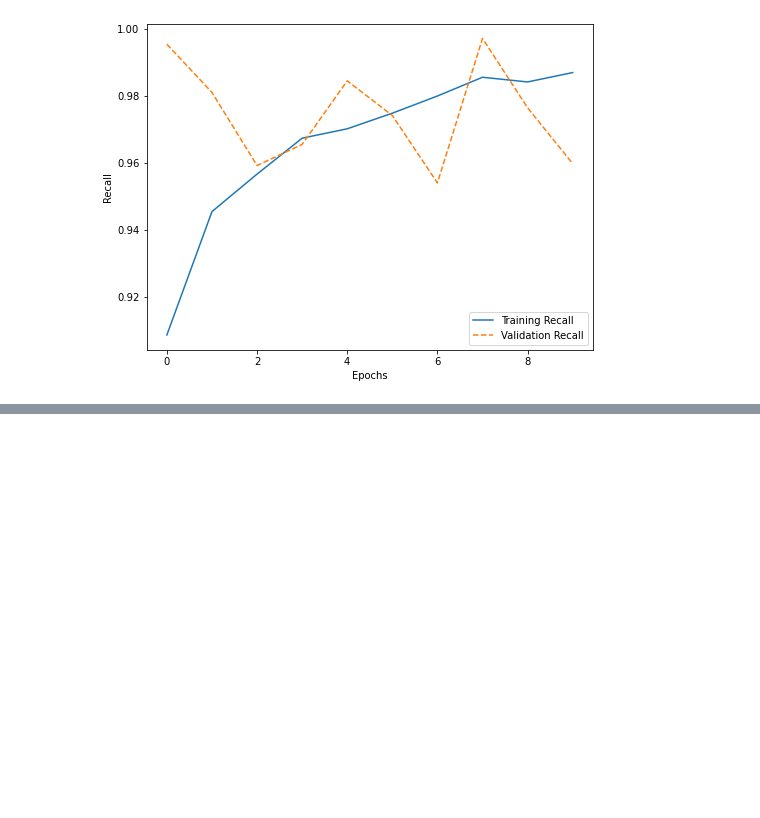
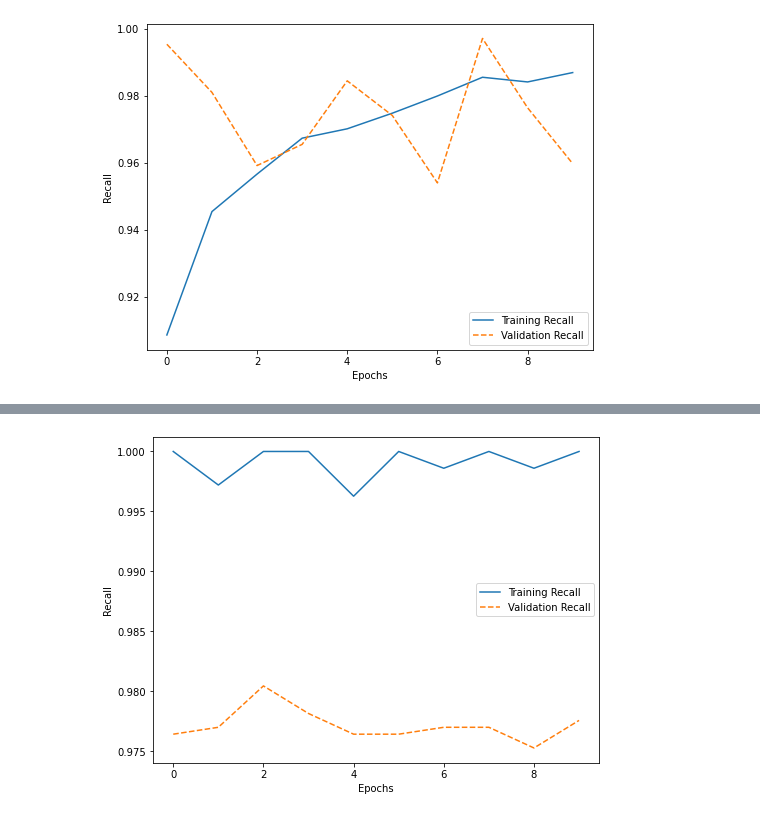
Before and after one commit to Luv2bnanook44/flatiron_phase4_project, a Jupyter notebook: notebooks/svitlana_notebook.ipynb, the cells around one changed output, grey strips where cells are left out. Saved outputs shown, nothing was run; the diff lists cells and outputs as text; code cells hidden in the pictures; blank space fills up the shorter version.

```diff
--- a/notebooks/svitlana_notebook.ipynb
+++ b/notebooks/svitlana_notebook.ipynb
@@ -288,0 +402,10 @@ plt.legend();
+# %%
+fig, ax = plt.subplots(figsize = (8,6))
+
+ax.plot(model_epochs3, model_recall_train3, label = 'Training Recall')
+ax.plot(model_epochs3, model_recall_val3, linestyle = '--', label = 'Validation Recall')
+ax.set_xlabel("Epochs")
+ax.set_ylabel("Recall")
+plt.legend();
+# %% [output]
+[figure, added]
```
Also changed, not shown: parts of 11 cells of this notebook.
